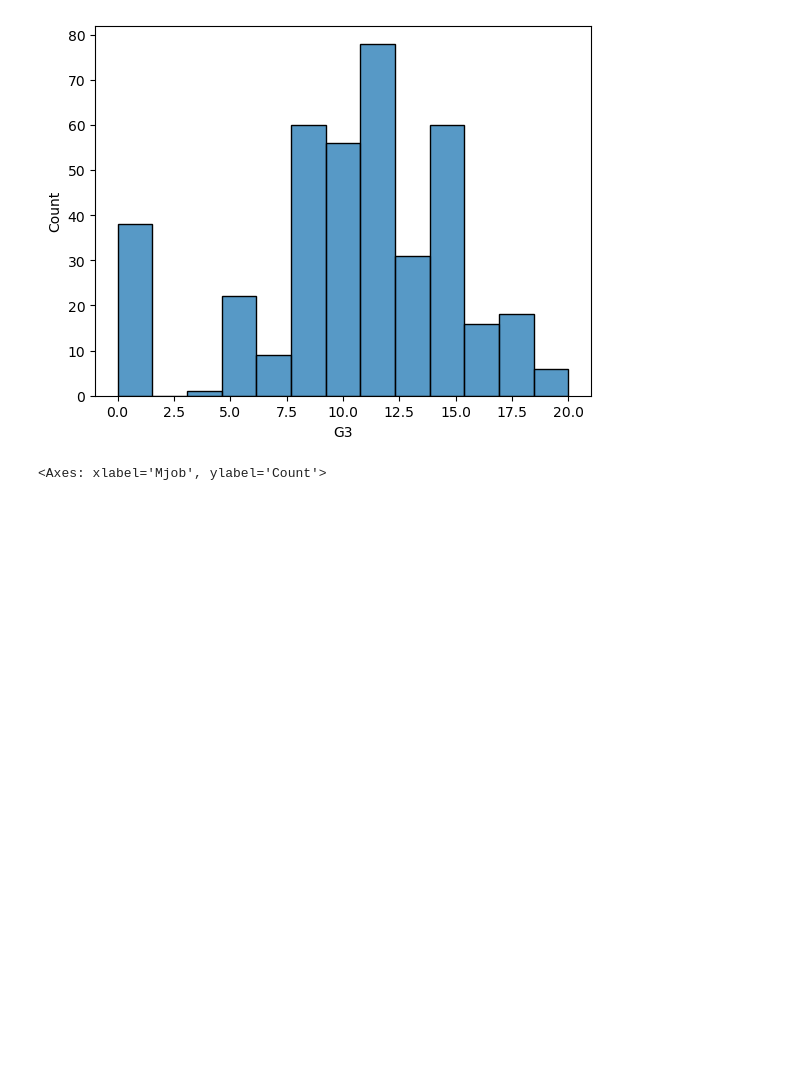
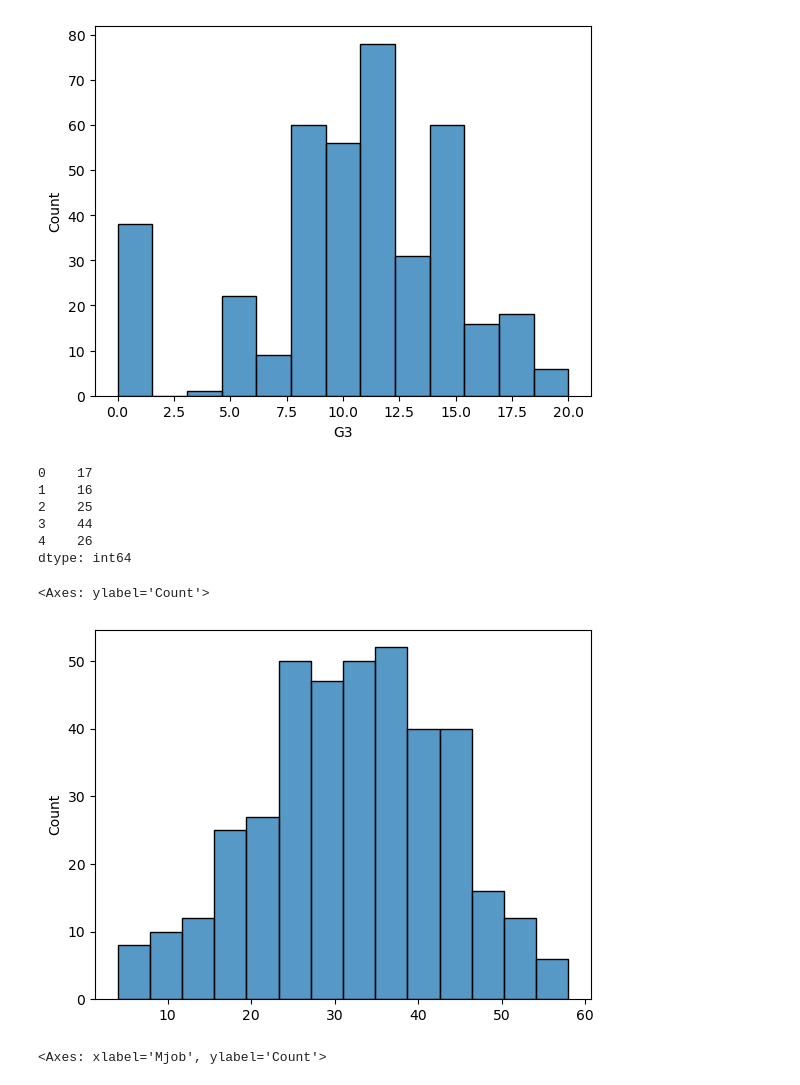
Before and after one commit to cshields164/end-of-phase1-project, a Jupyter notebook: code/01explore_m.ipynb, the cells around one changed output. Cells and saved outputs as stored; diff of their text form; code cells hidden in the pictures; blank space fills up the shorter version.

```diff
--- a/code/01explore_m.ipynb
+++ b/code/01explore_m.ipynb
@@ -7,7 +7,7 @@ import seaborn as sns
 
 from scipy import stats
 # %%
-df_m = pd.read_csv('../data/student-mat.csv', delimiter=';')
+df_m = pd.read_csv('../data/raw/student-mat.csv', delimiter=';')
 # %%
 # merges the math and portuguese dataframes together
 
@@ -66,6 +66,21 @@ sns.histplot(data=df_m, x = 'G3')
 # %% [output]
 <Axes: xlabel='G3', ylabel='Count'>
 [figure]
+# %%
+m_grades = df_m["G2"] + df_m["G1"] + df_m["G3"]
+m_grades.head()
+# %% [output]
+0    17
+1    16
+2    25
+3    44
+4    26
+dtype: int64
+# %%
+sns.histplot(m_grades)
+# %% [output]
+<Axes: ylabel='Count'>
+[figure, added]
 # %%
 # plot a seaborn histogram for the Mothers Profession status column in the df_m dataframe
 sns.histplot(data=df_m, x ='Mjob')
```
Also changed, not shown: parts of 7 cells of this notebook, 4 other files.
